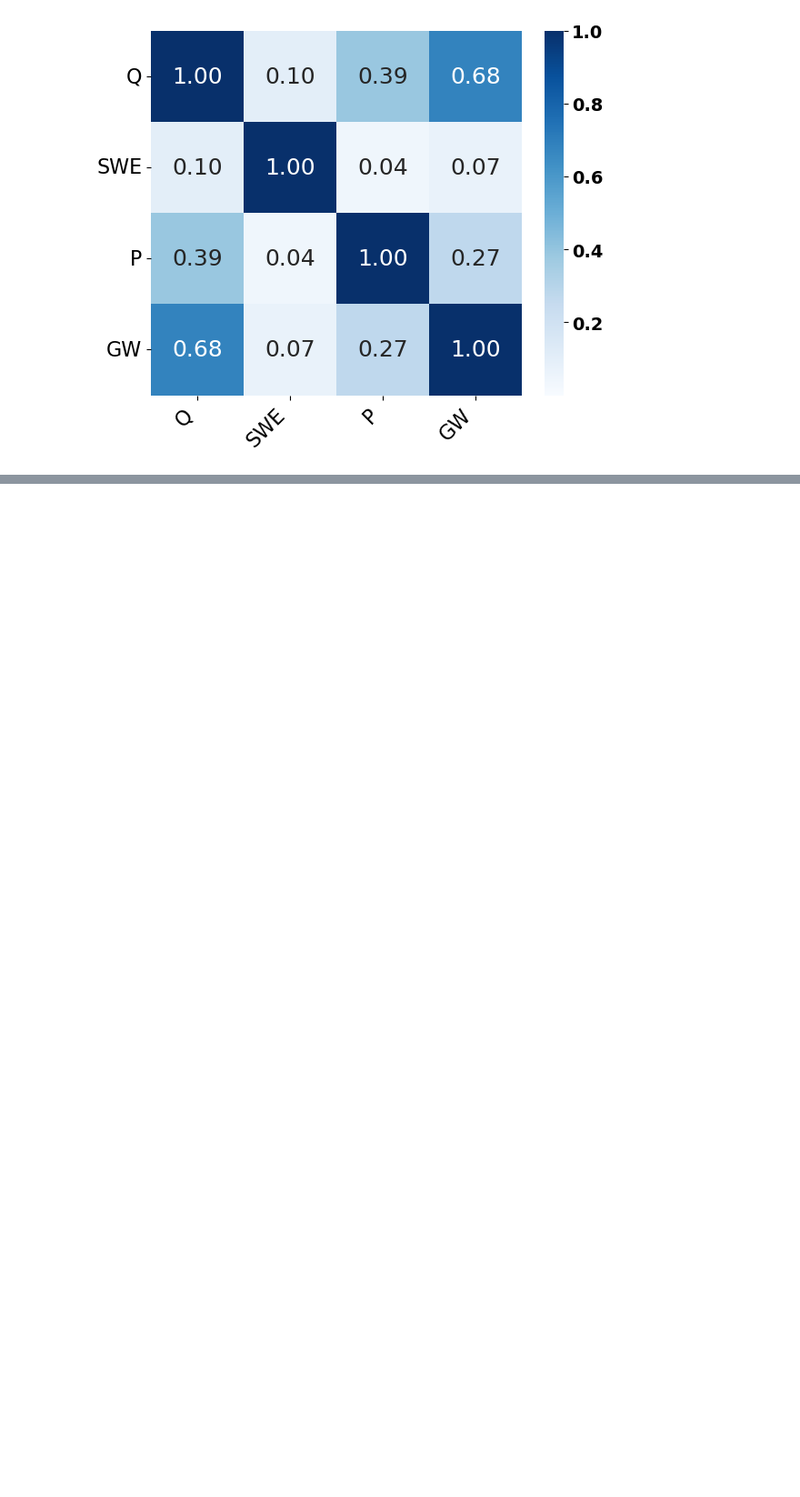
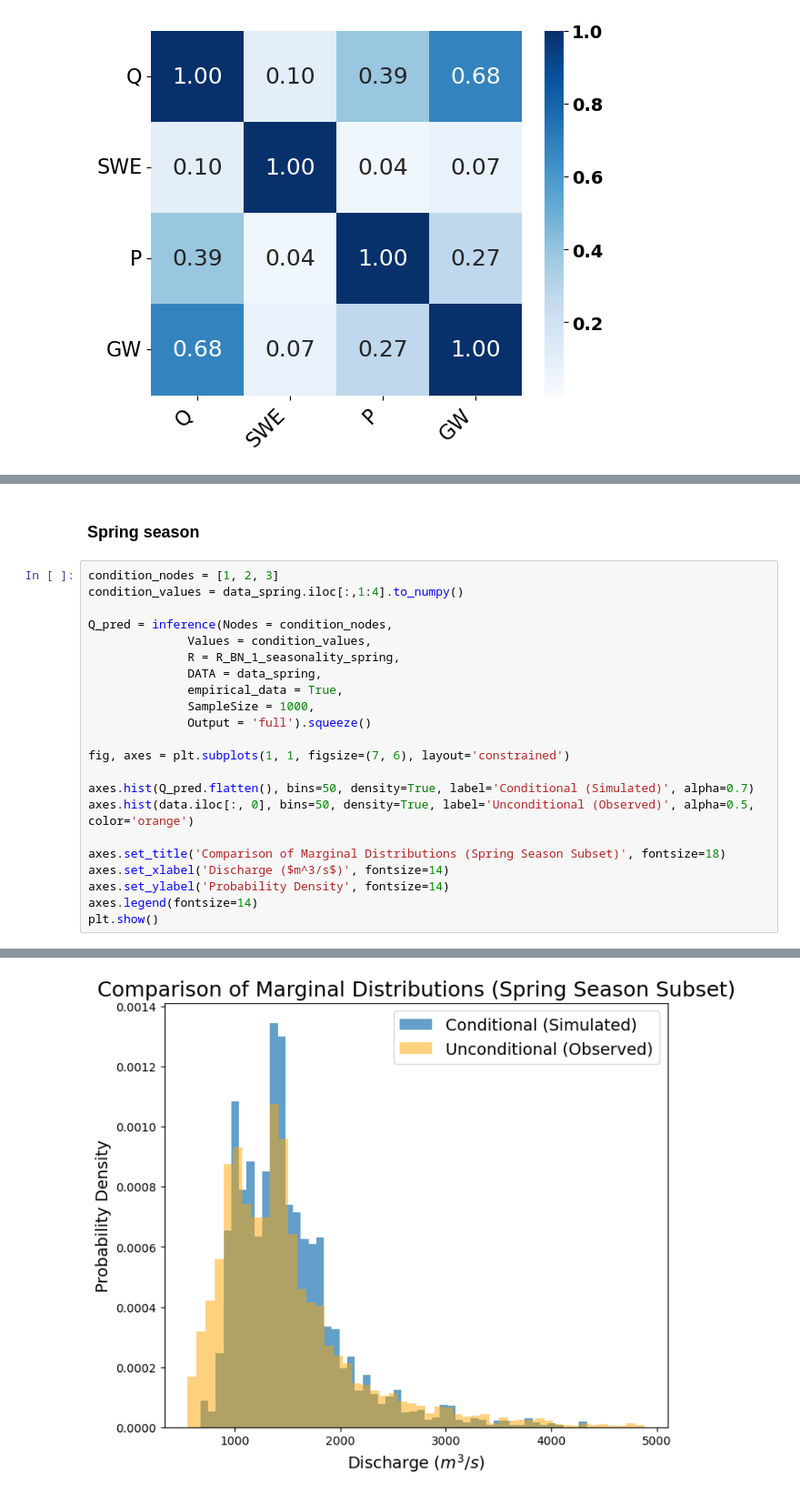
Before and after one commit to Loe-SS/MORE, a Jupyter notebook: NPBN_Analysis.ipynb, the cells around one changed output, grey strips where cells are left out. Shown at 91% size. Saved outputs shown, nothing was run; the diff lists cells and outputs as text; blank space fills up the shorter version.

```diff
--- a/NPBN_Analysis.ipynb
+++ b/NPBN_Analysis.ipynb
@@ -947,0 +1096,25 @@ plt.show()
+# %% [markdown]
+### Spring season
+# %%
+condition_nodes = [1, 2, 3]
+condition_values = data_spring.iloc[:,1:4].to_numpy()
+
+Q_pred = inference(Nodes = condition_nodes,
+              Values = condition_values,
+              R = R_BN_1_seasonality_spring,
+              DATA = data_spring,
+              empirical_data = True,
+              SampleSize = 1000,
+              Output = 'full').squeeze()
+
+fig, axes = plt.subplots(1, 1, figsize=(7, 6), layout='constrained')
+
+axes.hist(Q_pred.flatten(), bins=50, density=True, label='Conditional (Simulated)', alpha=0.7)
+axes.hist(data.iloc[:, 0], bins=50, density=True, label='Unconditional (Observed)', alpha=0.5, color='orange')
+
+axes.set_title('Comparison of Marginal Distributions (Spring Season Subset)', fontsize=18)
+axes.set_xlabel('Discharge ($m^3/s$)', fontsize=14)
+axes.set_ylabel('Probability Density', fontsize=14)
+axes.legend(fontsize=14)
+plt.show()
+# %% [output]
@@ -947,0 +1138 @@ plt.show()
+[figure, added]
```
Also changed, not shown: parts of 14 cells of this notebook, 3 other files.
